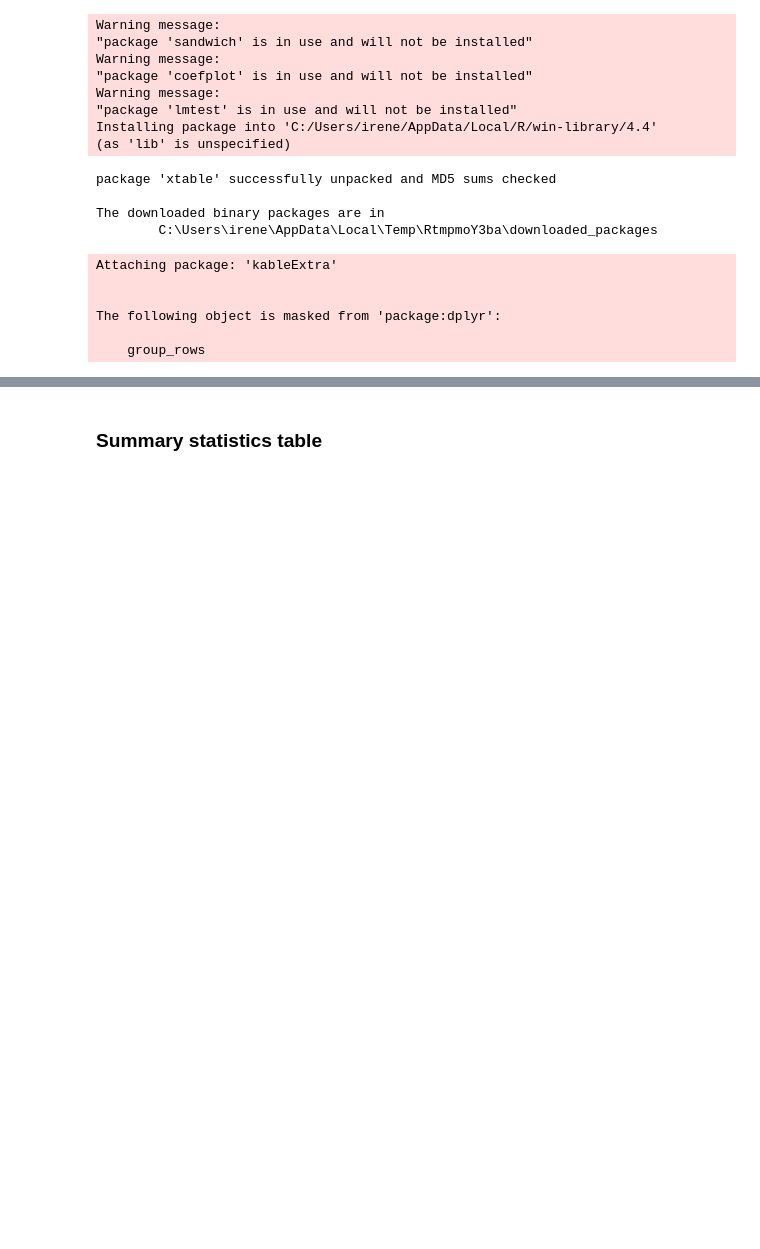
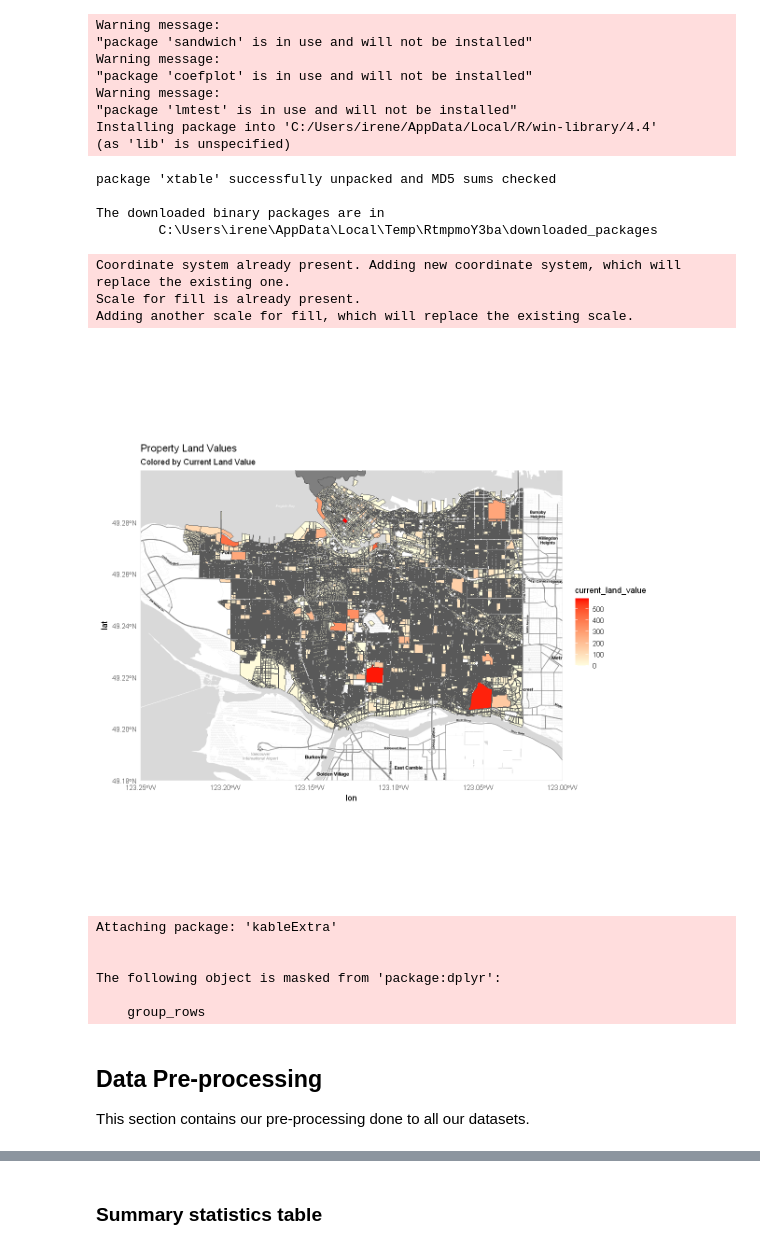
Before and after one commit to Irene-Berezin/econ326, a Jupyter notebook: project_workbook.ipynb, the cells around one changed output, grey strips where cells are left out. Drawn from its saved outputs; the diff is of its cells as text; code cells hidden in the pictures; blank space fills up the shorter version.

```diff
--- a/project_workbook.ipynb
+++ b/project_workbook.ipynb
@@ -21,6 +21,20 @@ package 'xtable' successfully unpacked and MD5 sums checked
 
 The downloaded binary packages are in
         C:\Users\irene\AppData\Local\Temp\RtmpmoY3ba\downloaded_packages
+# %%
+ggmap(map) +
+  geom_sf(data = land_price_sf, aes(fill = current_land_value), inherit.aes = FALSE) +
+  scale_fill_viridis_c() +
+  scale_fill_gradient(low = "lightyellow", high = "red") +
+  coord_sf(crs = st_crs(4326)) +
+  theme_minimal() +
+  labs(title = "Property Land Values", subtitle = "Colored by Current Land Value")
+# %% [output]
+Coordinate system already present. Adding new coordinate system, which will
+replace the existing one.
+Scale for fill is already present.
+Adding another scale for fill, which will replace the existing scale.
+[figure, added]
 # %%
 # Loading packages
 library(geojsonio)
@@ -46,3 +60,7 @@ Attaching package: 'kableExtra'
 The following object is masked from 'package:dplyr':
 
     group_rows
+# %% [markdown]
+## Data Pre-processing
+
+This section contains our pre-processing done to all our datasets.
```
Also changed, not shown: parts of 7 cells of this notebook.
